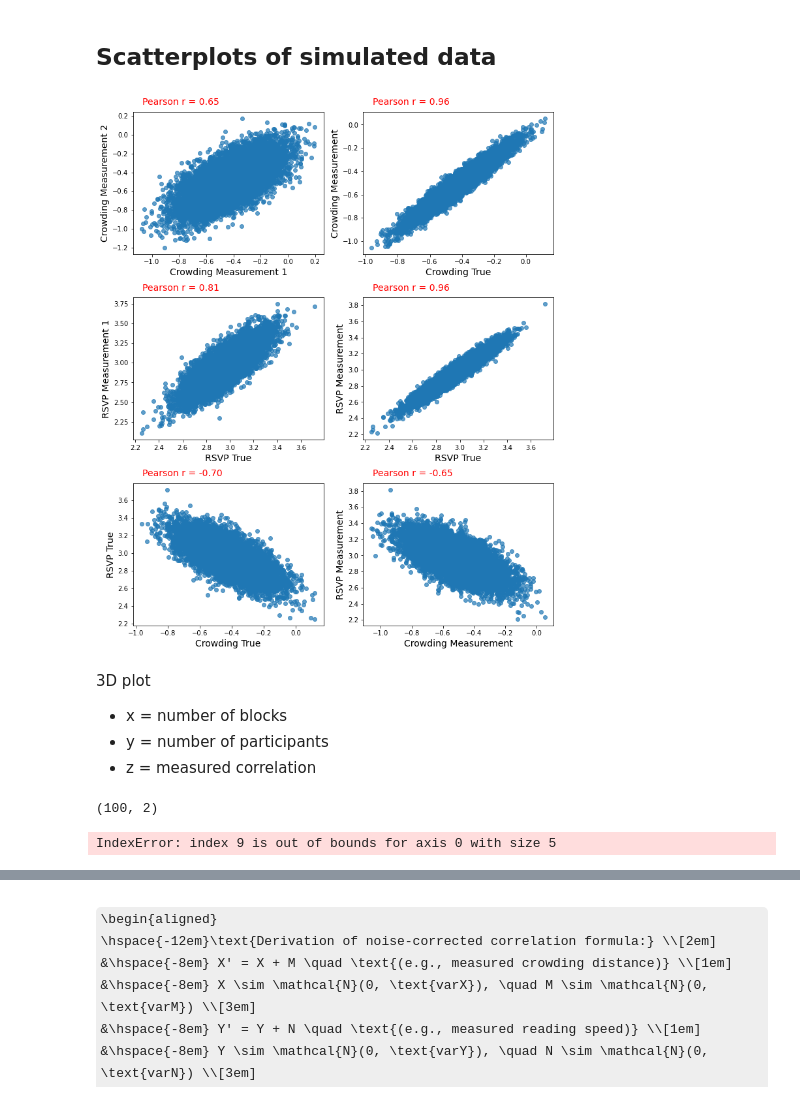
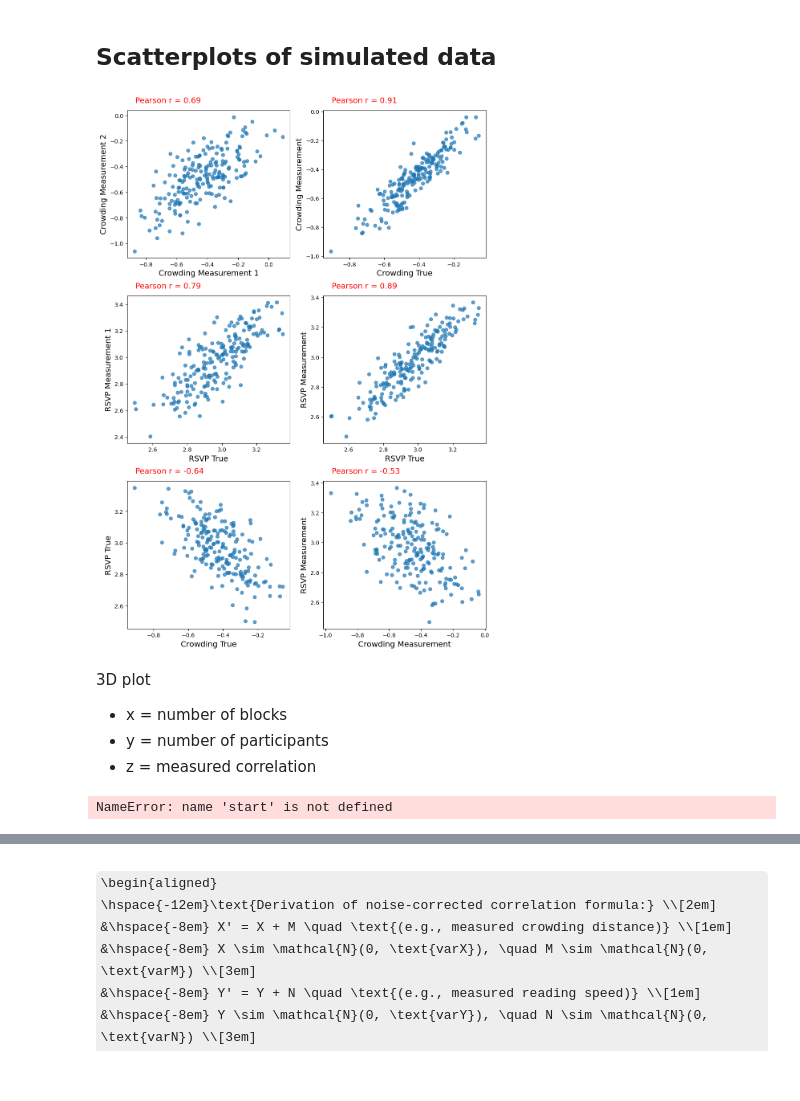
Before and after one commit to fh986/crowding-individual-difference, a Jupyter notebook: simulation_noiseCorrection_crowdingReading.ipynb, the cells around one changed output, grey strips where cells are left out. Cells and saved outputs as stored; diff of their text form; code cells hidden in the pictures; some formulas as TeX source.

```diff
--- a/simulation_noiseCorrection_crowdingReading.ipynb
+++ b/simulation_noiseCorrection_crowdingReading.ipynb
@@ -130,7 +130,7 @@ def simulate_psychophysics_data(n_samples=100, n_measurements=6, correlation = -
     simulation_data = pd.DataFrame(data)
     return simulation_data
 # %%
-simulation_data = simulate_psychophysics_data(n_samples=1000, n_measurements=6)
+simulation_data = simulate_psychophysics_data(n_samples=200, n_measurements=2)
 simulation_data = simulation_data[sorted(simulation_data.columns)]
 simulation_data.head()
 # %% [output]
@@ -893,26 +893,26 @@ def plot_scatter(ax, x, y, x_name, y_name, title=None):
         ax.set_title(title)
 # %%
 # Create a 3x2 grid of subplots
-fig, axes = plt.subplots(3, 2, figsize=(10, 12))
+fig, axes = plt.subplots(3, 2, figsize=(10, 14))
 
 # List of scatter plots (each tuple: x, y, x_label, y_label, title=None)
 plot_data = [
     ('crowding_measurement1', 'crowding_measurement2', 'Crowding Measurement 1', 'Crowding Measurement 2'),
     ('crowding_true', 'crowding_measurement', 'Crowding True', 'Crowding Measurement'),
     ('rsvp_true', 'rsvp_measurement1', 'RSVP True', 'RSVP Measurement 1'),
     ('rsvp_true', 'rsvp_measurement', 'RSVP True', 'RSVP Measurement'),
     ('crowding_true', 'rsvp_true', 'Crowding True', 'RSVP True'),
     ('crowding_measurement', 'rsvp_measurement', 'Crowding Measurement', 'RSVP Measurement'),
 ]
 
 # Loop through axes and data
 for ax, (x_col, y_col, x_label, y_label) in zip(axes.flat, plot_data):
     plot_scatter(ax, simulation_data[x_col], simulation_data[y_col], x_label, y_label)
 
 plt.tight_layout()
 plt.show()
 # %% [output]
-[figure, old version]
+[figure, new version]
 # %% [markdown]
 3D plot
 - x = number of blocks
@@ -935,8 +935,7 @@ for i in range(start + 2, start + 6):
 
 measured_corr[i-2], _ = pearsonr(np.mean(simulation_data, axis=1), np.mean(y, axis=1))
 # %% [output]
-(100, 2)
+NameError: name 'start' is not defined
-IndexError: index 9 is out of bounds for axis 0 with size 5
 # %%
 # Below I compute variances within and across individuals for different selections of
 # our 6 repeats, ranging from repeat #1-2, #1-3, #1-4, and so on
```
Also changed, not shown: parts of 22 cells of this notebook, 3 other files.
